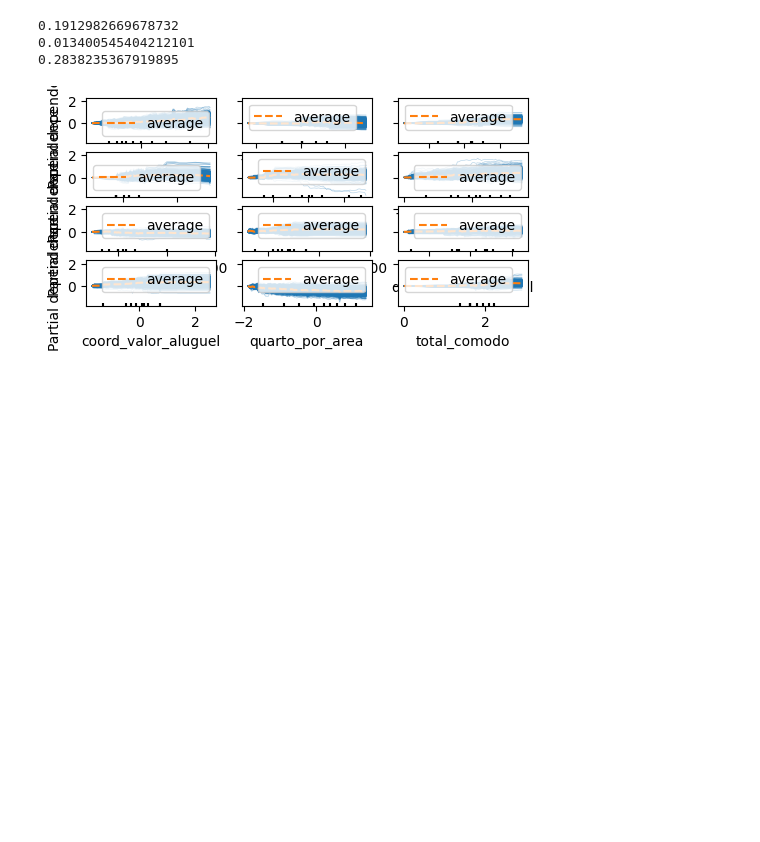
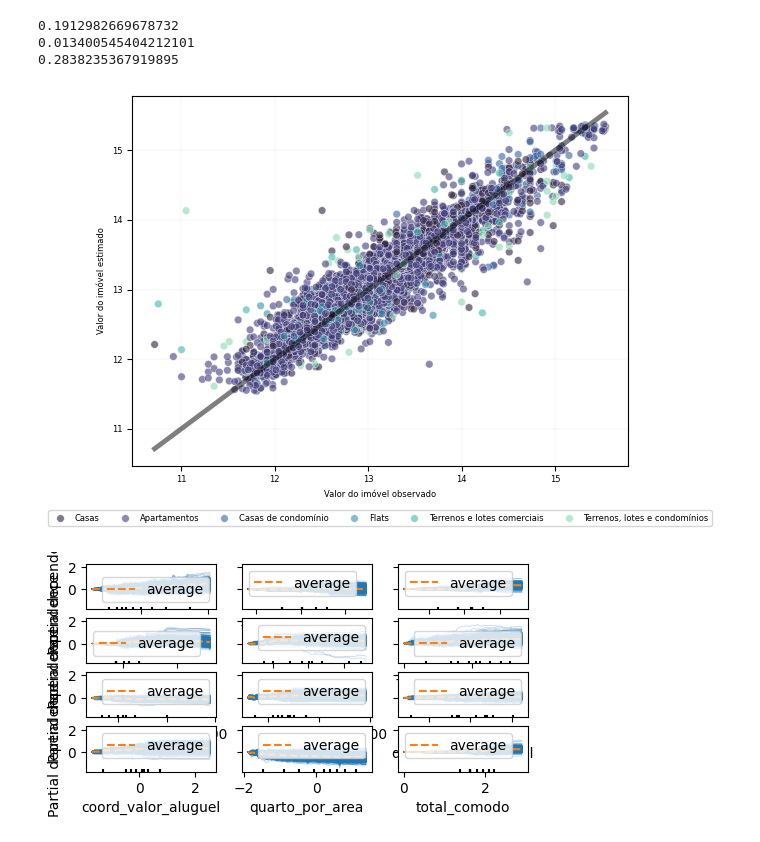
Before and after one commit to cowvin0/tcc_realestate, a Jupyter notebook: tcc_escrita/modeling.ipynb, the cells around one changed output. Drawn from its saved outputs; the diff is of its cells as text; code cells hidden in the pictures; blank space fills up the shorter version.

Commit message:
fixing all images

```diff
--- a/tcc_escrita/modeling.ipynb
+++ b/tcc_escrita/modeling.ipynb
@@ -969,5 +969,5 @@ xgb = XGBRegressor(
     **best_params_xgb,
     random_state=42)
 # %%
-xgb.fit(X=train_df_novo.drop(columns=['valor']), y=train_df_novo.valor)
-xgb.score(X=test_df_novo.drop(columns=['valor']), y=test_df_novo.valor)
+# xgb.fit(X=train_df_novo.drop(columns=['valor']), y=train_df_novo.valor)
+# xgb.score(X=test_df_novo.drop(columns=['valor']), y=test_df_novo.valor)
@@ -1093,8 +1091,8 @@ study_xgb.optimize(objective_xgboost, n_trials=99, n_jobs=3)
 estimators = [
     ('xgb', XGBRegressor(**best_params_xgb, random_state=42)),
     ('rf', ensemble.RandomForestRegressor(
-        # n_estimators=650,
-        # max_depth=22,
+        # n_estimators=653,
+        # max_depth=21,
         **joblib.load("study_pkl/study_rf_new_var.pkl").best_params,
         random_state=42,
         max_features="sqrt",
@@ -1112,11 +1110,9 @@ stacking = ensemble.StackingRegressor(
     estimators=estimators,
     final_estimator=ensemble.RandomForestRegressor(
         **joblib.load("study_pkl/study_rf_new_var.pkl").best_params,
-        # n_estimators=650,
-        # max_depth=22,
         random_state=42,
         max_features="sqrt",
-        n_jobs=1
+        # n_jobs=1
     ),
     verbose=2,
     n_jobs=3
@@ -1203,47 +1201,49 @@ print(np.expm1(root_mean_squared_error(test_df_clone.valor, preds_stacking)))
 0.013400545404212101
 0.2838235367919895
 # %%
-fig = plt.Figure(figsize=(20, 20))
+fig = plt.Figure(figsize=(5.7, 2.7))
 
 plot = sns.scatterplot(
     data=test_df_clone,
     x='valor',
     y='preds_stacking',
-    s=100,
+    s=30,
     hue='tipo',
     palette='mako',
     alpha=.6)
 
 min_val = min(test_df_clone['valor'].min(), test_df_clone['preds_stacking'].min())
 max_val = max(test_df_clone['valor'].max(), test_df_clone['preds_stacking'].max())
 plot.plot(
     [min_val, max_val],
     [min_val, max_val],
     color="black",
     linewidth=3.5,
     alpha=.5
     )
 
 plot.grid(True, color='grey', linewidth=.05)
 plot.set_facecolor('white')
 plot.spines['top'].set_visible(True)
 plot.spines['right'].set_visible(True)
 plot.spines['left'].set_visible(True)
 plot.spines['bottom'].set_visible(True)
 
-sns.set_theme(rc={'figure.figsize': (20, 10)})
-plot.set_xlabel('Valor do imóvel observado')
-plot.set_ylabel('Valor do imóvel estimado')
+plot.set_xlabel('Valor do imóvel observado', fontsize=6)
+plot.set_ylabel('Valor do imóvel estimado', fontsize=6)
+plot.tick_params("both", labelsize=6)
 
-l = plt.legend(loc="upper center", bbox_to_anchor=(.5, -.08), ncol=7)
+l = plt.legend(loc="upper center", bbox_to_anchor=(.5, -.11), ncol=7, fontsize=6)
 l.get_texts()[0].set_text('Casas')
 l.get_texts()[1].set_text('Apartamentos')
 l.get_texts()[2].set_text('Casas de condomínio')
 l.get_texts()[3].set_text('Flats')
 l.get_texts()[4].set_text('Terrenos e lotes comerciais')
 l.get_texts()[5].set_text('Terrenos, lotes e condomínios')
-plt.savefig("../../tcc_escrita/includes/stacking_plot_predict.svg", dpi=600, bbox_inches='tight')
+plt.savefig("includes/stacking_plot_predict2.svg", dpi=600, bbox_inches='tight')
 plt.show()
+# %% [output]
+[figure, added]
 # %%
 # from sklearn.inspection import partial_dependence
 
```
Also changed, not shown: parts of 3 cells of this notebook, 18 other files.
